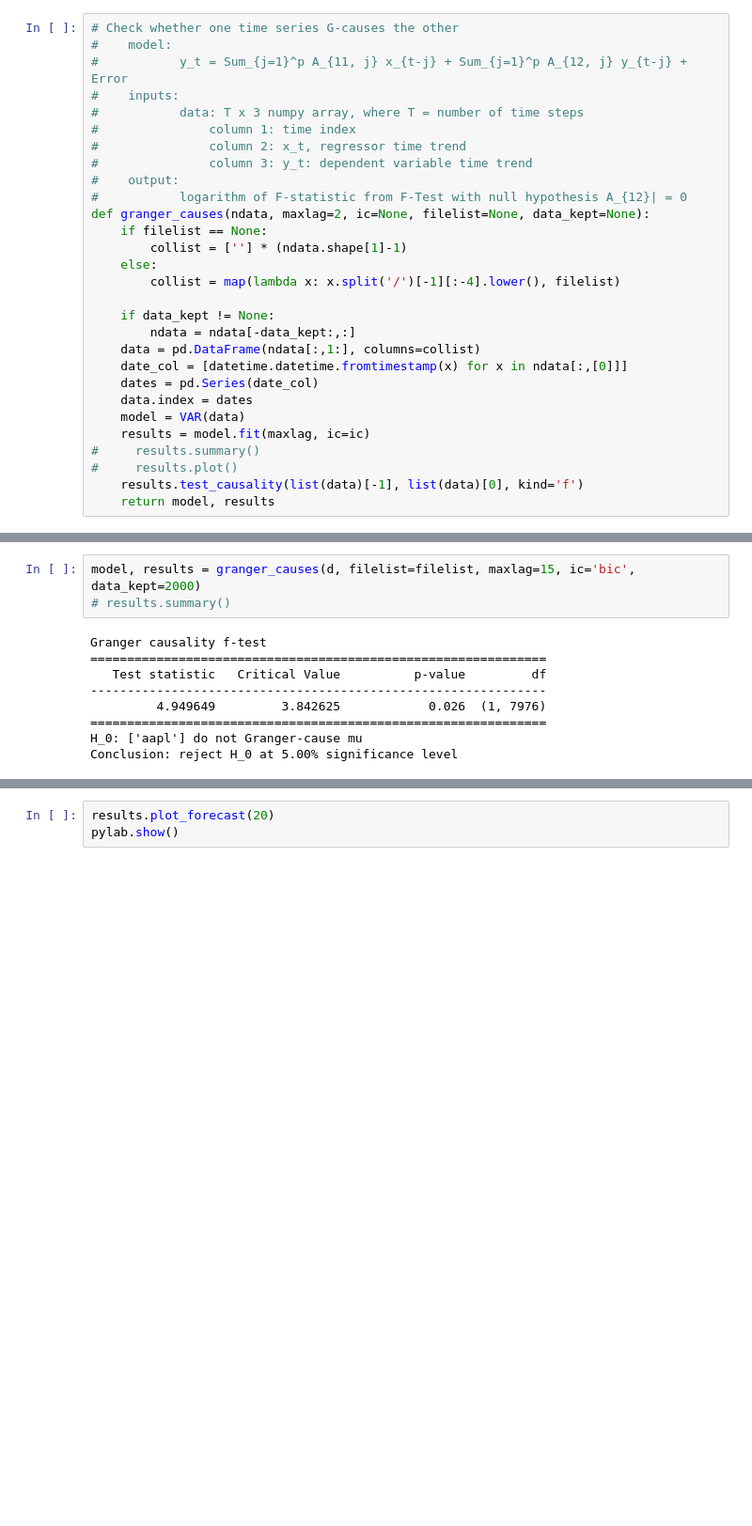
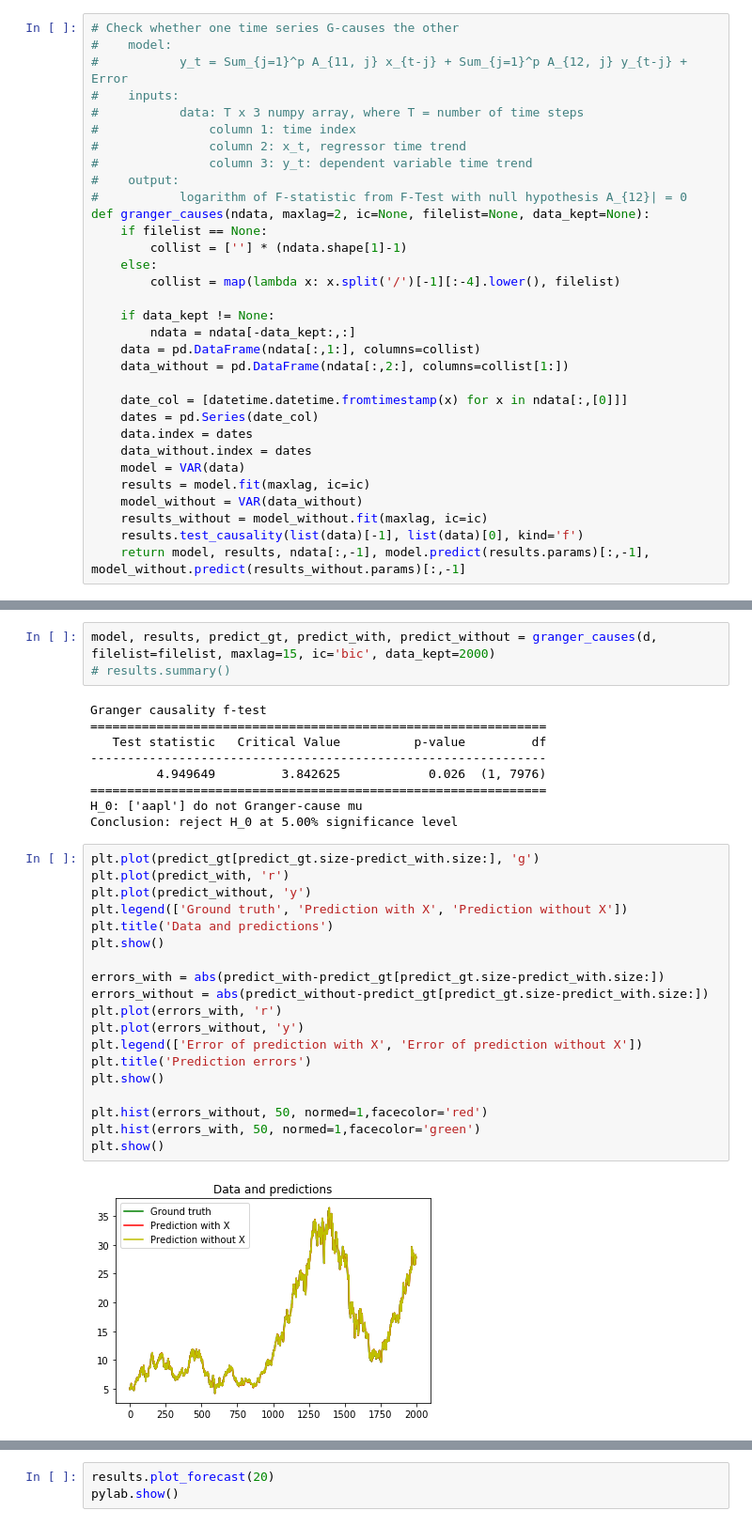
Before and after one commit to lisayzho/granger-causality, a Jupyter notebook: granger.ipynb, the cells around one changed output, grey strips where cells are left out. Shown at 94% size. Cells and saved outputs as stored; diff of their text form; blank space fills up the shorter version.

Commit message:
Added error plots. Not helping much, though.

```diff
--- a/granger.ipynb
+++ b/granger.ipynb
@@ -28,15 +29,18 @@ def granger_causes(ndata, maxlag=2, ic=None, filelist=None, data_kept=None):
     if data_kept != None:
         ndata = ndata[-data_kept:,:]
     data = pd.DataFrame(ndata[:,1:], columns=collist)
+    data_without = pd.DataFrame(ndata[:,2:], columns=collist[1:])
+
     date_col = [datetime.datetime.fromtimestamp(x) for x in ndata[:,[0]]]
     dates = pd.Series(date_col)
     data.index = dates
+    data_without.index = dates
     model = VAR(data)
     results = model.fit(maxlag, ic=ic)
-#     results.summary()
-#     results.plot()
+    model_without = VAR(data_without)
+    results_without = model_without.fit(maxlag, ic=ic)
     results.test_causality(list(data)[-1], list(data)[0], kind='f')
-    return model, results
+    return model, results, ndata[:,-1], model.predict(results.params)[:,-1], model_without.predict(results_without.params)[:,-1]
 # %%
 filelist = ["data/AAPL.csv", "data/ADI.csv"]
 filelist = ["data/AAPL.csv", "data/AMZN.csv", "data/GOOG.csv", "data/ADI.csv"]
@@ -49,7 +53,7 @@ Reading data/AMZN.csv
 Reading data/GOOG.csv
 Reading data/MU.csv
 # %%
-model, results = granger_causes(d, filelist=filelist, maxlag=15, ic='bic', data_kept=2000)
+model, results, predict_gt, predict_with, predict_without = granger_causes(d, filelist=filelist, maxlag=15, ic='bic', data_kept=2000)
 # results.summary()
 # %% [output]
 Granger causality f-test
@@ -60,3 +64,24 @@ Granger causality f-test
 ==============================================================
 H_0: ['aapl'] do not Granger-cause mu
 Conclusion: reject H_0 at 5.00% significance level
+# %%
+plt.plot(predict_gt[predict_gt.size-predict_with.size:], 'g')
+plt.plot(predict_with, 'r')
+plt.plot(predict_without, 'y')
+plt.legend(['Ground truth', 'Prediction with X', 'Prediction without X'])
+plt.title('Data and predictions')
+plt.show()
+
+errors_with = abs(predict_with-predict_gt[predict_gt.size-predict_with.size:])
+errors_without = abs(predict_without-predict_gt[predict_gt.size-predict_with.size:])
+plt.plot(errors_with, 'r')
+plt.plot(errors_without, 'y')
+plt.legend(['Error of prediction with X', 'Error of prediction without X'])
+plt.title('Prediction errors')
+plt.show()
+
+plt.hist(errors_without, 50, normed=1,facecolor='red')
+plt.hist(errors_with, 50, normed=1,facecolor='green')
+plt.show()
+# %% [output]
+[figure, added]
```
Also changed, not shown: parts of 3 cells of this notebook.
